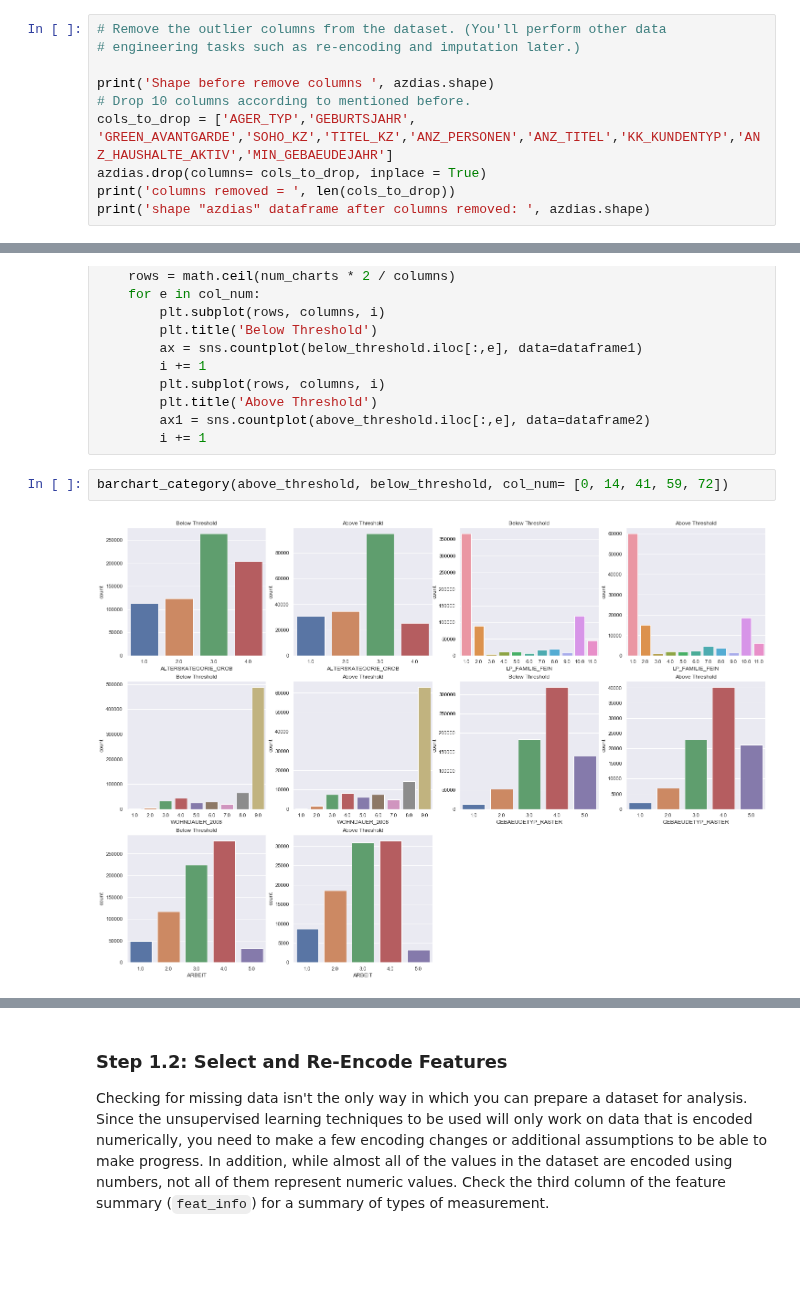
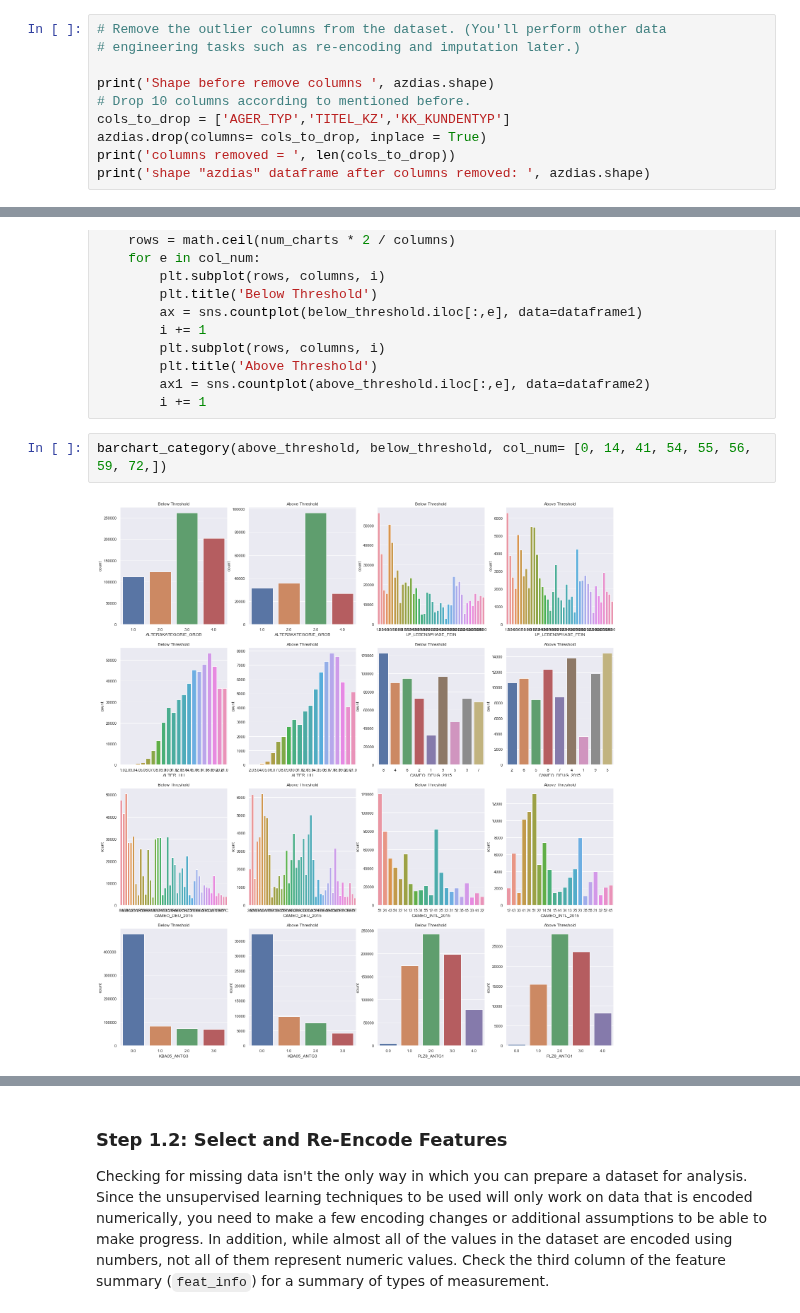
Before and after one commit to brosales8/customer_segmentation, a Jupyter notebook: Identify_Customer_Segments.ipynb, the cells around one changed output, grey strips where cells are left out. Saved outputs shown, nothing was run; the diff lists cells and outputs as text; blank space fills up the shorter version.

```diff
--- a/Identify_Customer_Segments.ipynb
+++ b/Identify_Customer_Segments.ipynb
@@ -268,7 +272,7 @@ After investigate the dataset, it was possible to classify features in 4 groups
 
 print('Shape before remove columns ', azdias.shape)
 # Drop 10 columns according to mentioned before.
-cols_to_drop = ['AGER_TYP','GEBURTSJAHR', 'GREEN_AVANTGARDE','SOHO_KZ','TITEL_KZ','ANZ_PERSONEN','ANZ_TITEL','KK_KUNDENTYP','ANZ_HAUSHALTE_AKTIV','MIN_GEBAEUDEJAHR']
+cols_to_drop = ['AGER_TYP','TITEL_KZ','KK_KUNDENTYP']
 azdias.drop(columns= cols_to_drop, inplace = True)
 print('columns removed = ', len(cols_to_drop))
 print('shape "azdias" dataframe after columns removed: ', azdias.shape)
@@ -350,9 +354,9 @@ def barchart_category(dataframe1, dataframe2, col_num):
         ax1 = sns.countplot(above_threshold.iloc[:,e], data=dataframe2)
         i += 1
 # %%
-barchart_category(above_threshold, below_threshold, col_num= [0, 14, 41, 59, 72])
+barchart_category(above_threshold, below_threshold, col_num= [0, 14, 41, 54, 55, 56, 59, 72,])
 # %% [output]
-[figure, old version]
+[figure, new version]
 # %% [markdown]
 #### Discussion 1.1.3: Assess Missing Data in Each Row
 
```
Also changed, not shown: parts of 15 cells of this notebook.
